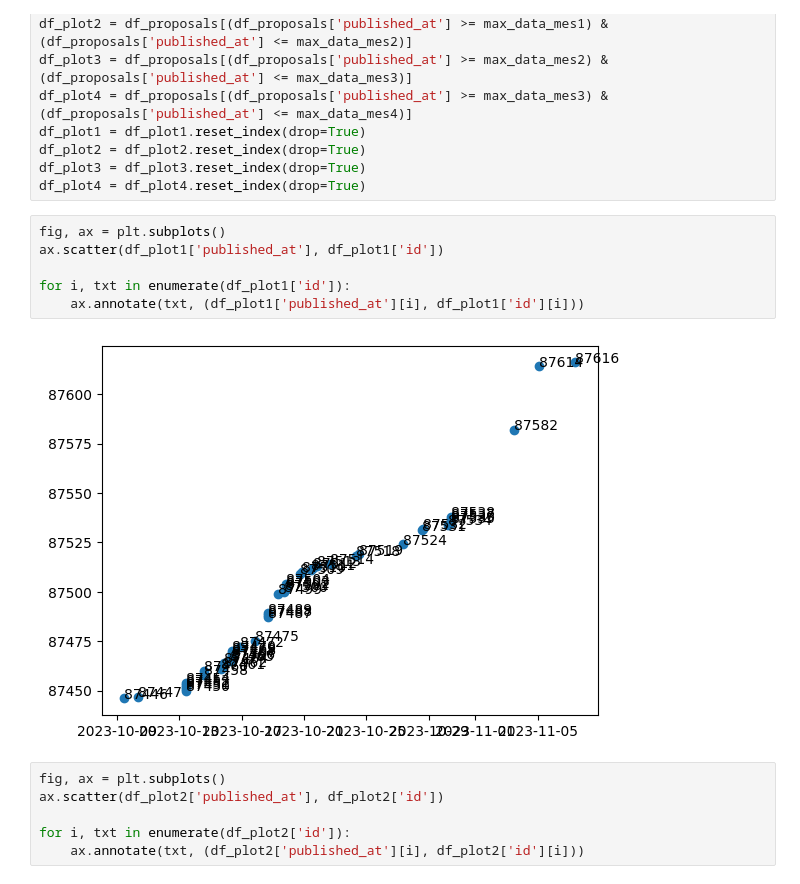
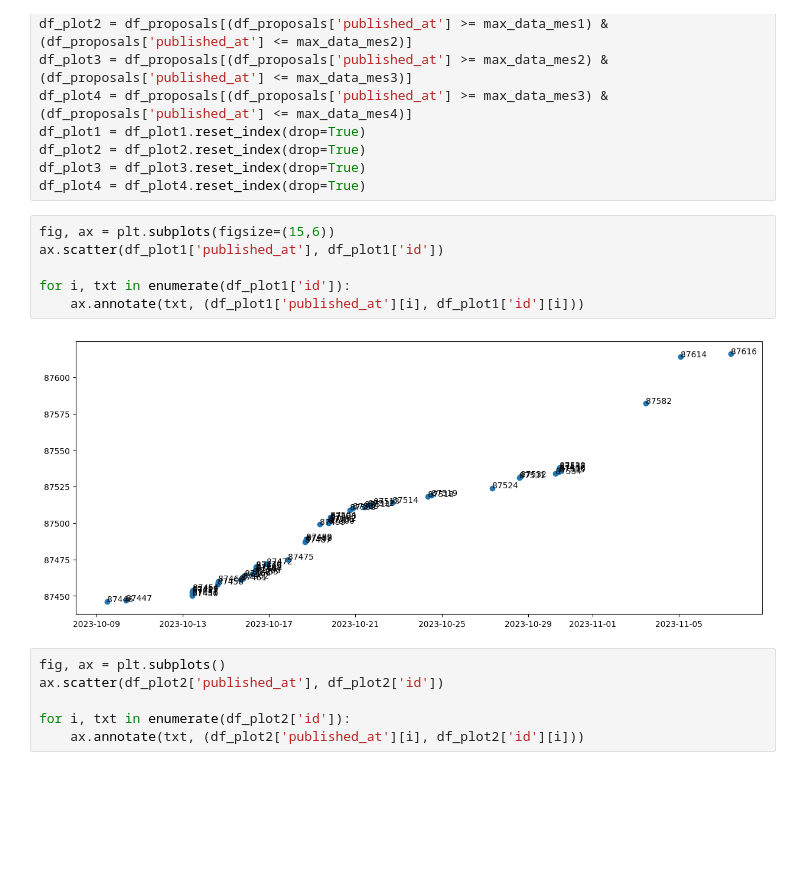
Before and after one commit to NoOPeEKS/dades-assemblea-clima, a Jupyter notebook: exploracio_csv.ipynb, the cells around one changed output. Drawn from its saved outputs; the diff is of its cells as text; blank space fills up the shorter version.

```diff
--- a/exploracio_csv.ipynb
+++ b/exploracio_csv.ipynb
@@ -167,13 +167,13 @@ df_plot2 = df_plot2.reset_index(drop=True)
 df_plot3 = df_plot3.reset_index(drop=True)
 df_plot4 = df_plot4.reset_index(drop=True)
 # %%
-fig, ax = plt.subplots()
+fig, ax = plt.subplots(figsize=(15,6))
 ax.scatter(df_plot1['published_at'], df_plot1['id'])
 
 for i, txt in enumerate(df_plot1['id']):
     ax.annotate(txt, (df_plot1['published_at'][i], df_plot1['id'][i]))
 # %% [output]
-[figure, old version]
+[figure, new version]
 # %%
 fig, ax = plt.subplots()
 ax.scatter(df_plot2['published_at'], df_plot2['id'])
```
Also changed, not shown: parts of 23 cells of this notebook.
